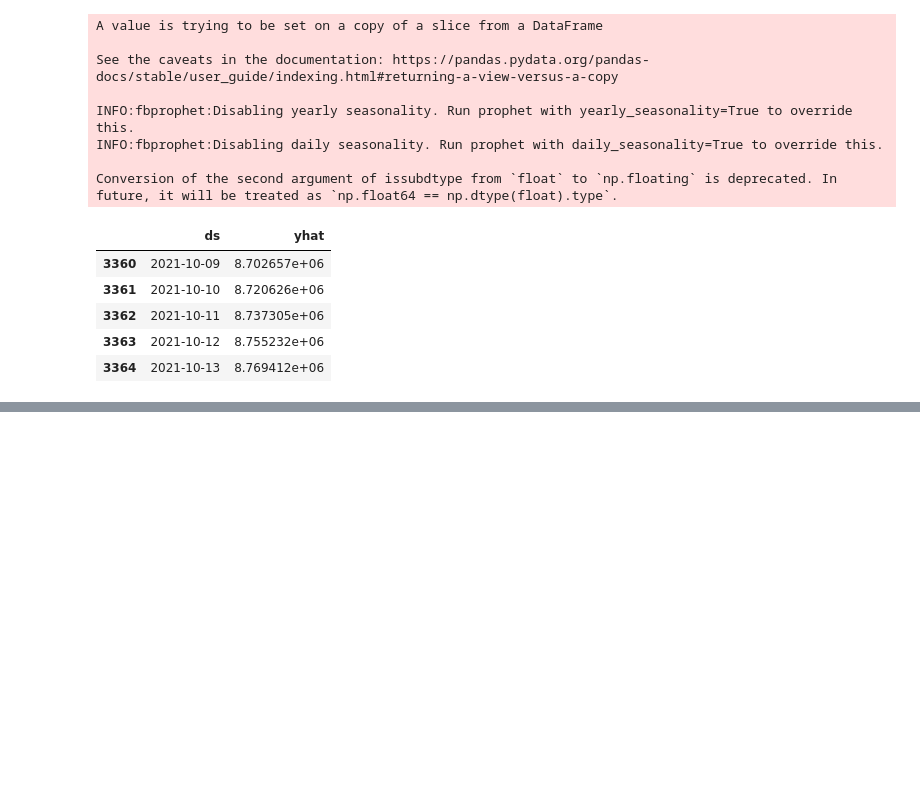
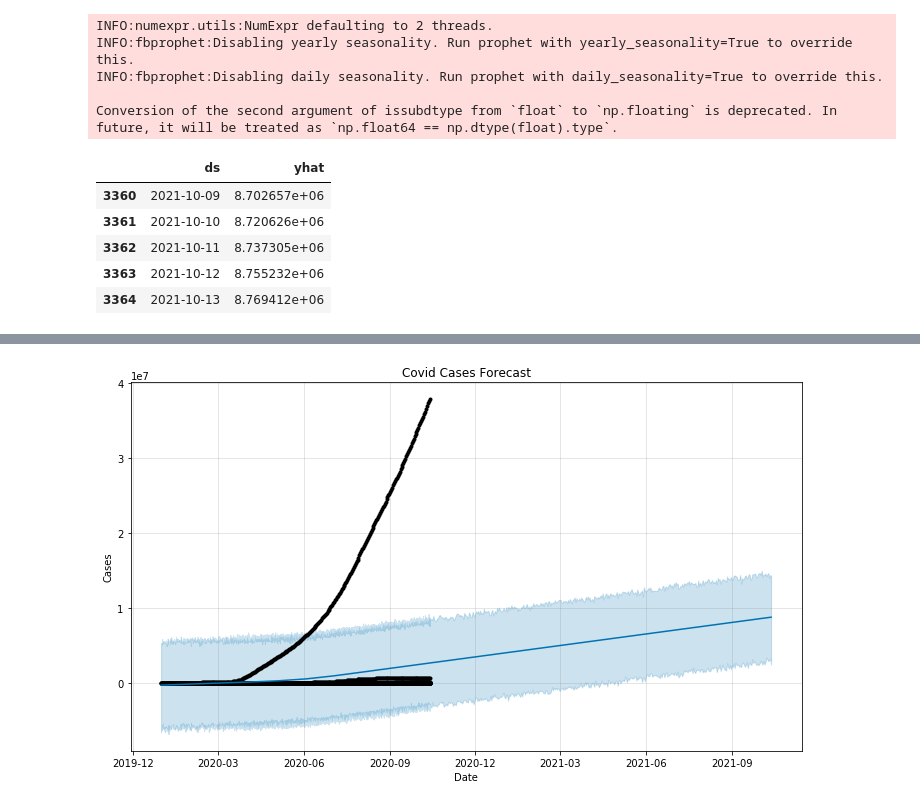
Before and after one commit to Saritakarki/covidforecast, a Jupyter notebook: covidforecast.ipynb, the cells around one changed output, grey strips where cells are left out. Drawn from its saved outputs; the diff is of its cells as text; code cells hidden in the pictures; blank space fills up the shorter version.

Commit message:
changes in graph

```diff
--- a/covidforecast.ipynb
+++ b/covidforecast.ipynb
@@ -2,14 +6,17 @@
 import pandas as pd
 from fbprophet import Prophet
 
+# world data for covid cases
 df = pd.read_csv('s3://geneseaiml1/owid-covid-data.csv')
-df = df[['date', 'total_cases']]
+df = df[['date', 'total_cases']].copy()
 df.head()
 df.fillna(0,inplace=True)
 
-# Taking last 3000 rows
+# Taking last 3000 rows since the data size is huge
 df = df[-3000:]
 df.head()
+
+# we take two columns, date and total_cases as d and y
 df.rename(columns={'date':'ds', 'total_cases':'y'}, inplace=True)
 
 # creating prophet object
@@ -26,10 +33,7 @@ future = pro.make_future_dataframe(periods=365)
 forecast = pro.predict(future)
 forecast[['ds', 'yhat']].tail()
 # %% [output]
-A value is trying to be set on a copy of a slice from a DataFrame
-
-See the caveats in the documentation: https://pandas.pydata.org/pandas-docs/stable/user_guide/indexing.html#returning-a-view-versus-a-copy
-
+INFO:numexpr.utils:NumExpr defaulting to 2 threads.
 INFO:fbprophet:Disabling yearly seasonality. Run prophet with yearly_seasonality=True to override this.
 INFO:fbprophet:Disabling daily seasonality. Run prophet with daily_seasonality=True to override this.
 
@@ -49,2 +54,13 @@ plot_plotly(pro, forecast)
 # %% [output]
 [interactive output not drawn]
+# %%
+# Draw forecast results and labeling it. However it is not interactive
+pro.plot(forecast, xlabel = 'Date', ylabel = 'Covid Cases')
+
+import matplotlib.pyplot as plt
+# labeling the graph
+plt.title('Covid Cases Forecast')
+plt.ylabel('Cases')
+plt.show()
+# %% [output]
+[figure, added]
```
Also changed, not shown: parts of 2 cells of this notebook.
